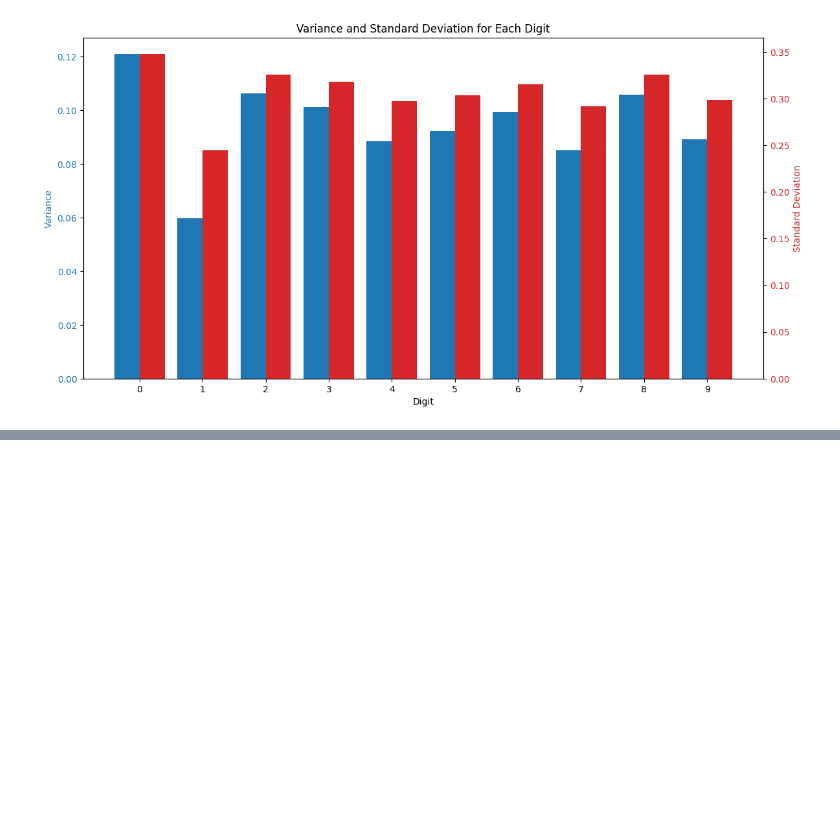
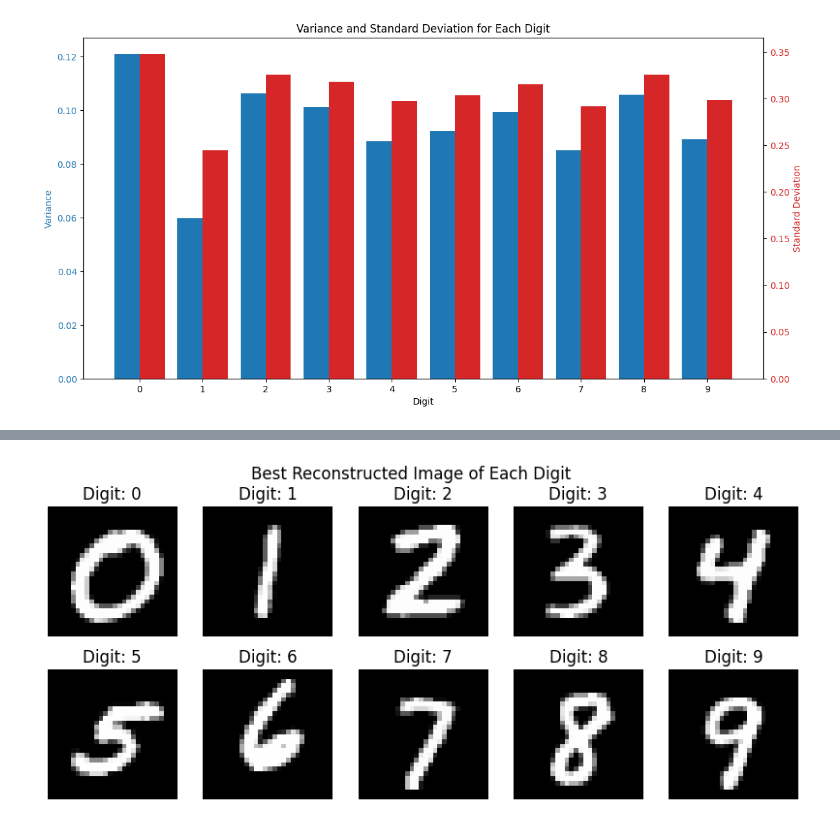
Before and after one commit to ludvigramsvik/MNIST-project-DT4031, a Jupyter notebook: Visualization.ipynb, the cells around one changed output, grey strips where cells are left out. Drawn from its saved outputs; the diff is of its cells as text; code cells hidden in the pictures; blank space fills up the shorter version.

```diff
--- a/Visualization.ipynb
+++ b/Visualization.ipynb
@@ -127,0 +137,18 @@ display(outliers_frame)
+# %%
+# best‑reconstructed image of each digit (minimum PCA reconstruction error)
+fig, axes = plt.subplots(2, 5, figsize=(10, 4))
+for i in range(10):
+    digit_data = X_train[y_train == i].reshape(-1, 28*28)
+    pca = PCA(n_components=10)
+    reduced = pca.fit_transform(digit_data)
+    reconstructed = pca.inverse_transform(reduced)
+    errors = np.sum((digit_data - reconstructed)**2, axis=1)
+    best_index = np.argmin(errors)               # choose the lowest error
+    axes[i // 5, i % 5].imshow(X_train[y_train == i][best_index],
+                               cmap='gray')
+    axes[i // 5, i % 5].set_title(f"Digit: {i}")
+    axes[i // 5, i % 5].axis('off')
+plt.suptitle("Best Reconstructed Image of Each Digit")
+plt.show()
+# %% [output]
+[figure, added]
```
Also changed, not shown: parts of 4 cells of this notebook, 1 other file.
